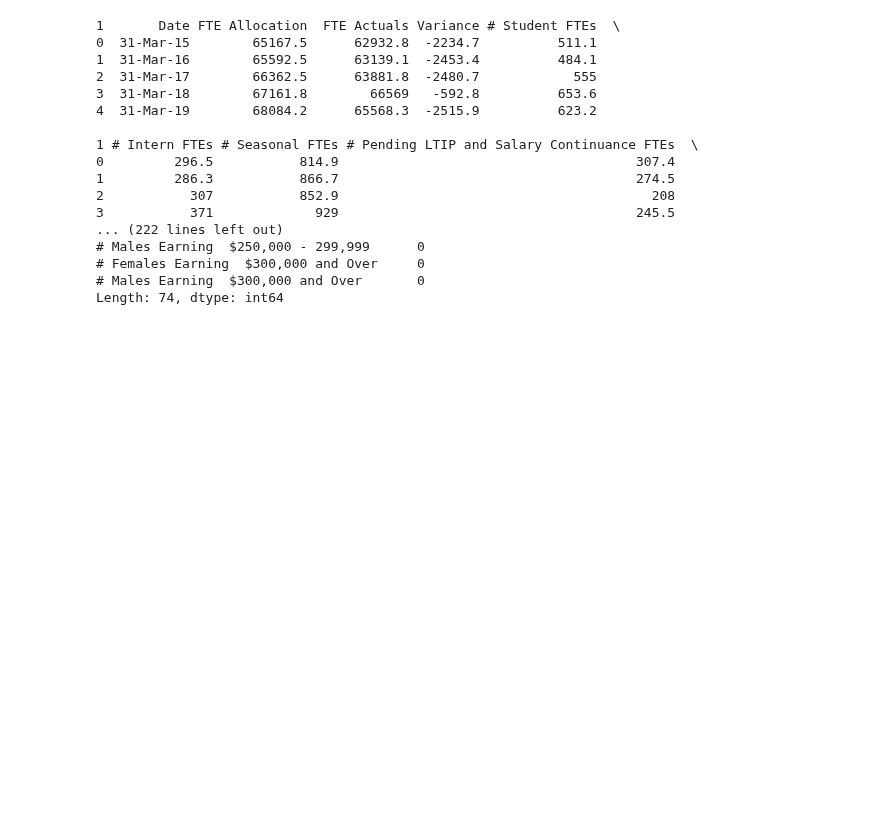
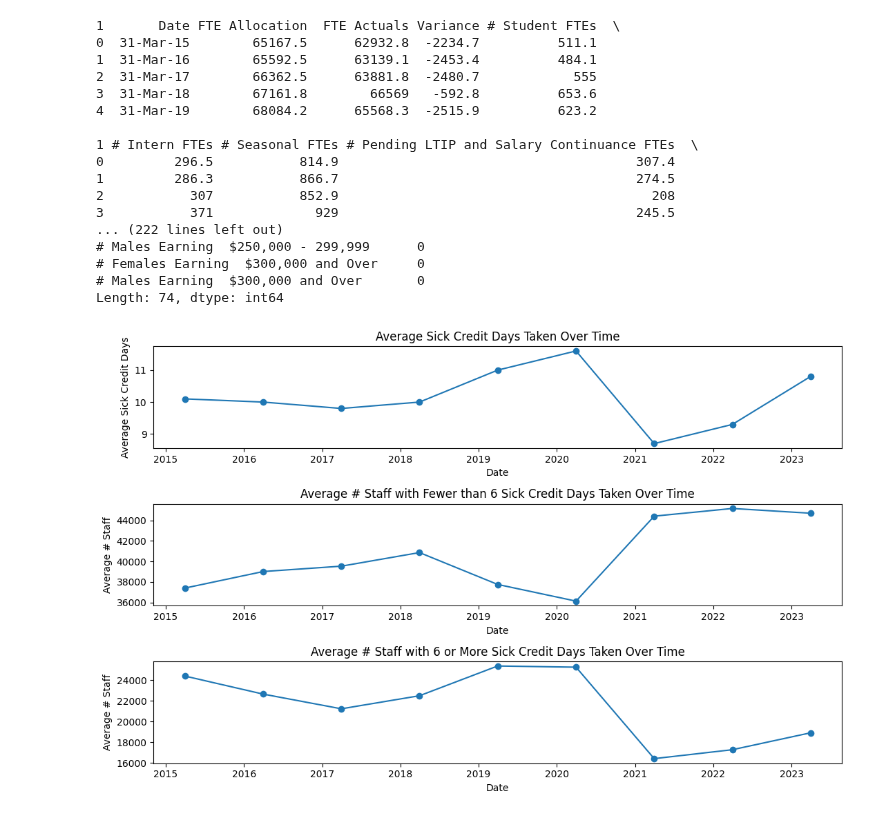
Before and after one commit to VladSaaS/peopleanlaytics, a Jupyter notebook: Ontario Public Service/OPS_sick_time_taken.ipynb, the cells around one changed output. Cells and saved outputs as stored; diff of their text form; code cells hidden in the pictures; blank space fills up the shorter version.

Commit message:
Plotting sick time taken over time.

```diff
--- a/Ontario Public Service/OPS_sick_time_taken.ipynb
+++ b/Ontario Public Service/OPS_sick_time_taken.ipynb
@@ -55,3 +55,40 @@ df['Average # Staff with 6 or More Sick Credit Days (As of Last Complete Calenda
 
 # Converting the Date feature into a datetime format
 df['Date'] = pd.to_datetime(df['Date'])
+
+# Setting the 'Date' column as the index for time-based plotting.
+df.set_index('Date', inplace=True)
+# %%
+# Plotting features of interest into lineplots
+
+# Creating subplots for each feature
+plt.figure(figsize=(11, 7))
+
+# Plotting Average Sick Credit Days Taken
+plt.subplot(311)
+plt.plot(df.index, df['Average Sick Credit Days Taken Last Complete Calendar Year'], marker='o', linestyle='-')
+plt.title('Average Sick Credit Days Taken Over Time')
+plt.xlabel('Date')
+plt.ylabel('Average Sick Credit Days')
+
+# Plotting Average # Staff with Fewer than 6 Sick Credit Days Taken
+plt.subplot(312)
+plt.plot(df.index, df['Average # Staff with Fewer than 6 Sick Credit Days Taken (As of Last Complete Calendar Year)'], marker='o', linestyle='-')
+plt.title('Average # Staff with Fewer than 6 Sick Credit Days Taken Over Time')
+plt.xlabel('Date')
+plt.ylabel('Average # Staff')
+
+# Plotting Average # Staff with 6 or More Sick Credit Days Taken
+plt.subplot(313)
+plt.plot(df.index, df['Average # Staff with 6 or More Sick Credit Days (As of Last Complete Calendar Year)'], marker='o', linestyle='-')
+plt.title('Average # Staff with 6 or More Sick Credit Days Taken Over Time')
+plt.xlabel('Date')
+plt.ylabel('Average # Staff')
+
+# Adjusting subplot spacing
+plt.tight_layout()
+
+# Showing the plots
+plt.show()
+# %% [output]
+[figure, added]
```
